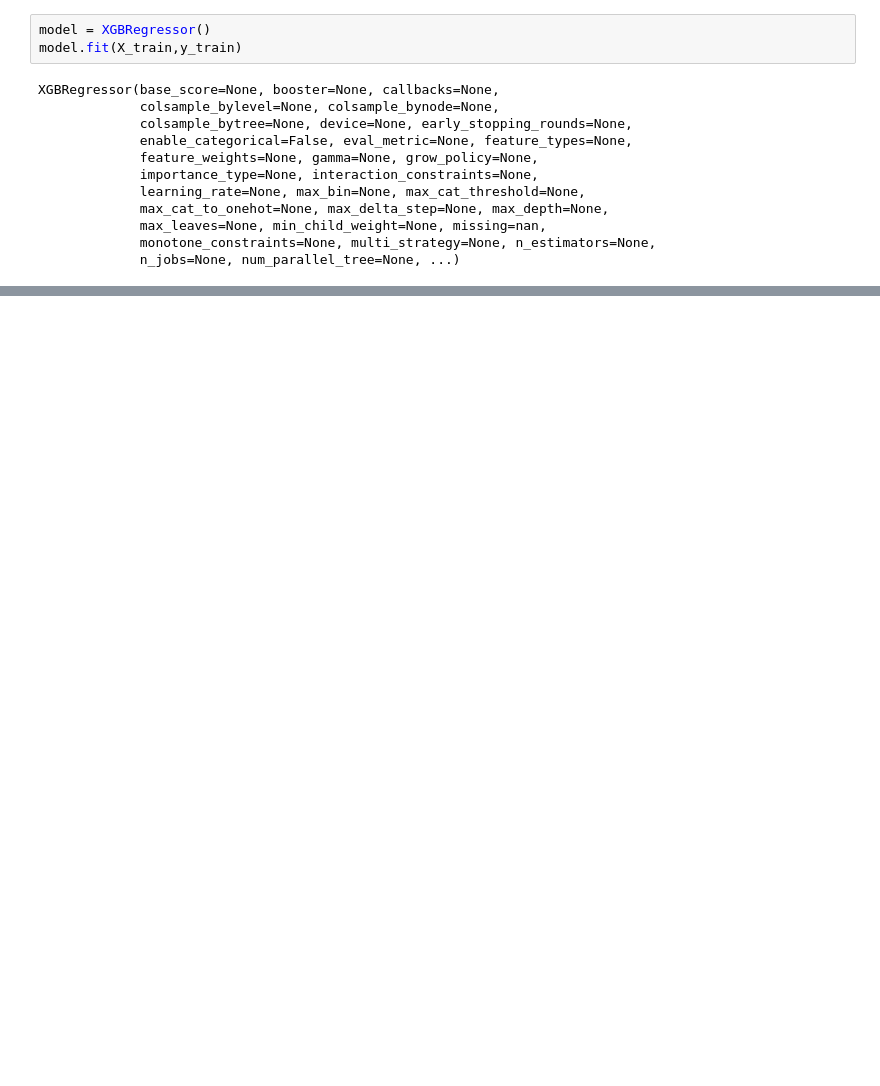
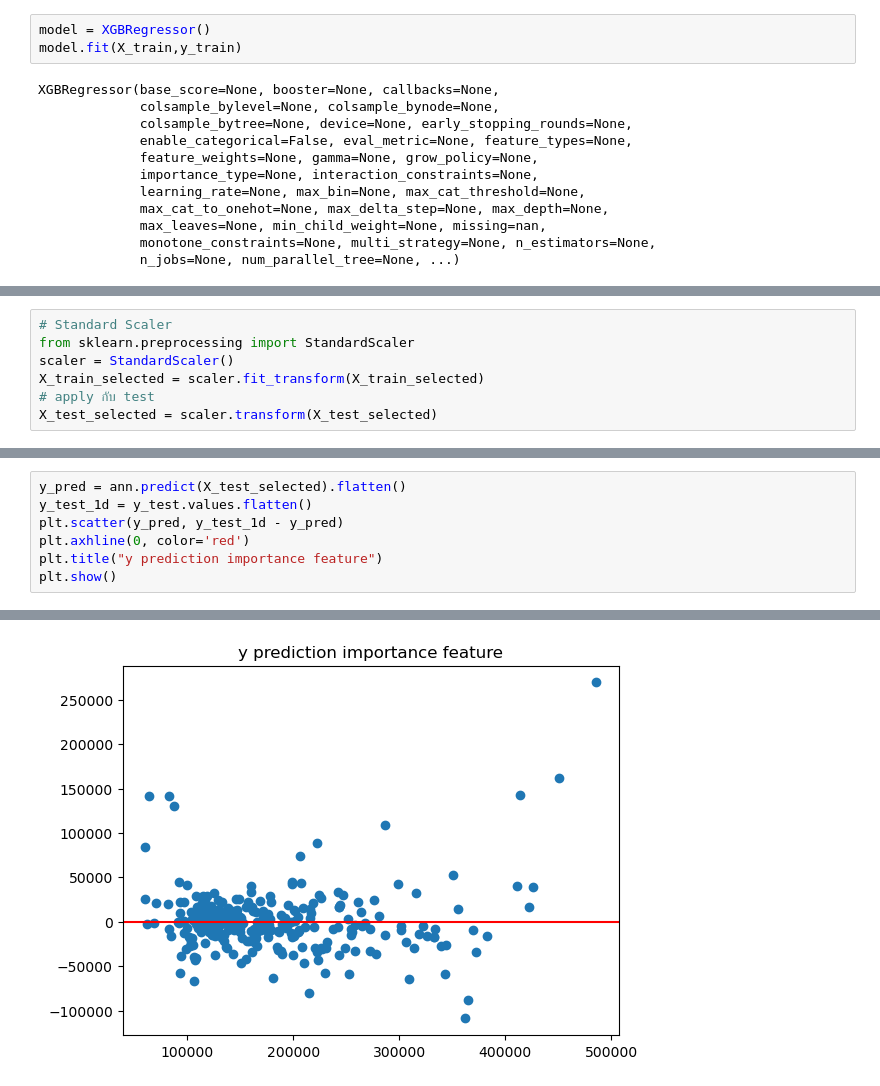
Before and after one commit to IttikornMafaka/House-Price-Prediction-using-XGBoost-ANN, a Jupyter notebook: sale.ipynb, the cells around one changed output, grey strips where cells are left out. Saved outputs shown, nothing was run; the diff lists cells and outputs as text; blank space fills up the shorter version.

```diff
--- a/sale.ipynb
+++ b/sale.ipynb
@@ -219,0 +231,7 @@ AttributeError: 'function' object has no attribute 'index'
+# %%
+# Standard Scaler
+from sklearn.preprocessing import StandardScaler
+scaler = StandardScaler()
+X_train_selected = scaler.fit_transform(X_train_selected)
+# apply กับ test
+X_test_selected = scaler.transform(X_test_selected)
@@ -219,0 +370,8 @@ AttributeError: 'function' object has no attribute 'index'
+# %%
+y_pred = ann.predict(X_test_selected).flatten()
+y_test_1d = y_test.values.flatten()
+plt.scatter(y_pred, y_test_1d - y_pred)
+plt.axhline(0, color='red')
+plt.title("y prediction importance feature")
+plt.show()
+# %% [output]
@@ -219,0 +379 @@ AttributeError: 'function' object has no attribute 'index'
+[figure, added]
```
Also changed, not shown: parts of 24 cells of this notebook.
